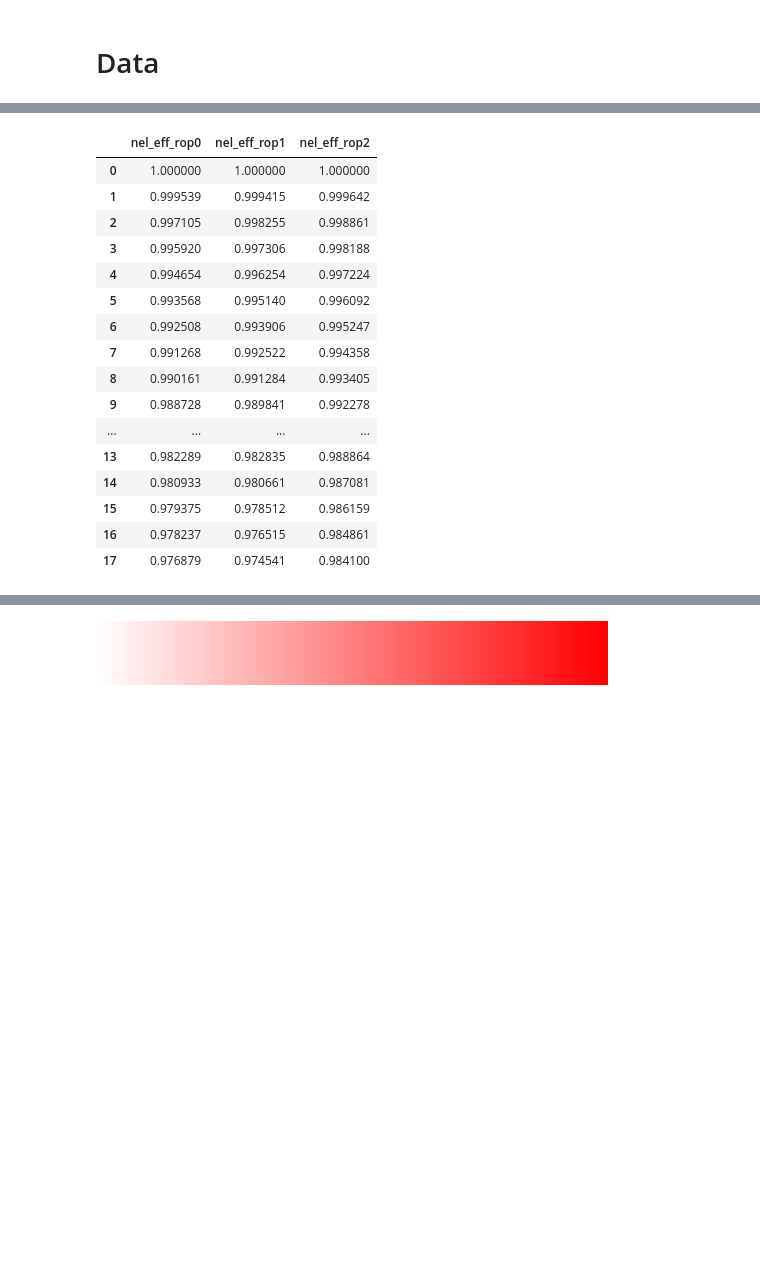
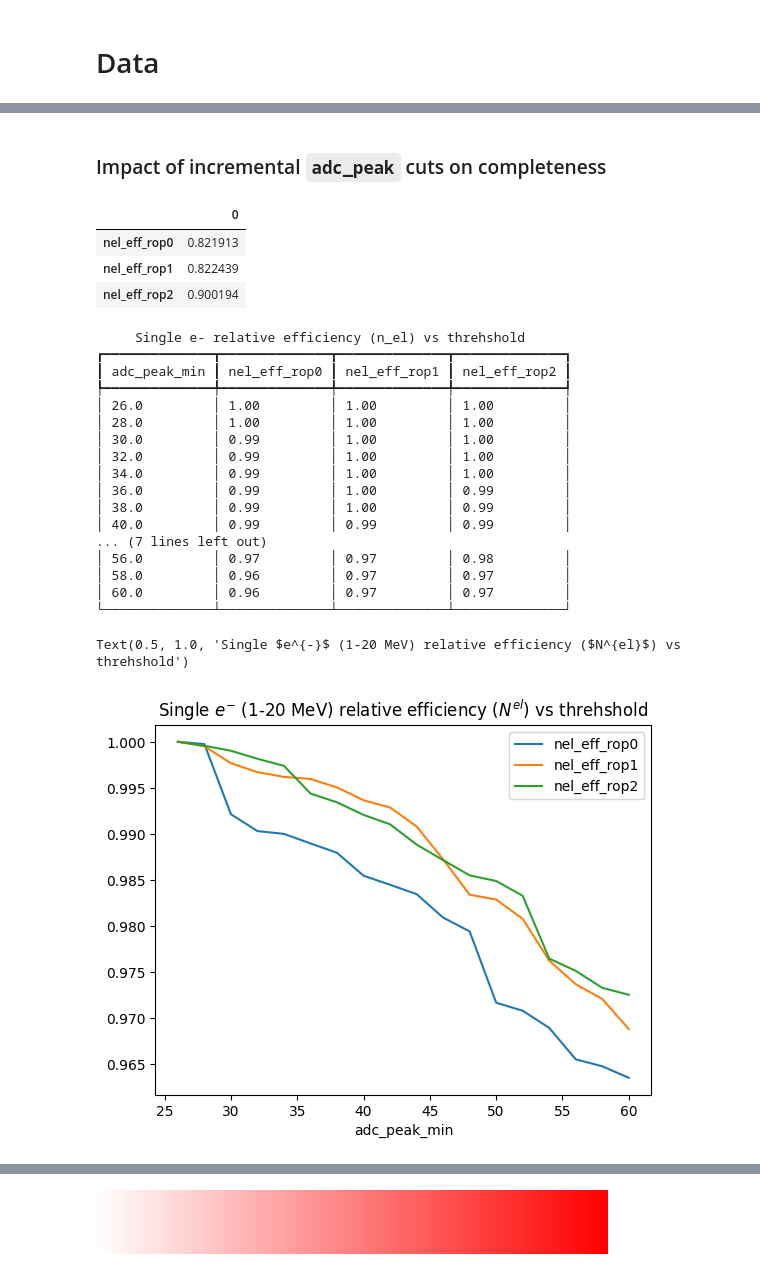
Before and after one commit to alessandrothea/tpvalidator, a Jupyter notebook: notebooks/studies/1x8x14/VD-1x8x14-RadiologicalBackgroundTriggerPrimitiveRates.ipynb, the cells around one changed output, grey strips where cells are left out. Cells and saved outputs as stored; diff of their text form; code cells hidden in the pictures; blank space fills up the shorter version.

```diff
--- a/notebooks/studies/1x8x14/VD-1x8x14-RadiologicalBackgroundTriggerPrimitiveRates.ipynb
+++ b/notebooks/studies/1x8x14/VD-1x8x14-RadiologicalBackgroundTriggerPrimitiveRates.ipynb
@@ -181,39 +298,77 @@ evw = TriggerPrimitivesEventViewer(em_ws)
+# %% [markdown]
+### Impact of incremental `adc_peak` cuts on completeness
 # %%
+ke_cut = "kinetic_energy < 20/1000"
+# ke_cut = "kinetic_energy > 50/1000"
+
+adc_cutsequence = np.arange(26,61,2)
+
 eff_base = btp.compute_nel_eff_by_plane()
 ke = em_ws.mctruths[['event_uid', 'kinetic_energy']]
+eff_base = eff_base.merge(ke, on='event_uid')
+eff_base.query(ke_cut, inplace=True)
 
+# quality cut: if collection efficiency is 0, the event was not visible
+# eff_base.query("nel_eff_rop2 > 0", inplace=True)
 
 eff_base_m = eff_base.mean()
+display(pd.DataFrame(eff_base_m[['nel_eff_rop0', 'nel_eff_rop1', 'nel_eff_rop2']]))
 
 
 rows = []
 
 
-for i in range(26,61,2):
-    eff_cut = btp.compute_nel_eff_by_plane(f"adc_peak > {i}")
+for adc_peak_min in adc_cutsequence:
+    eff_cut = btp.compute_nel_eff_by_plane(f"adc_peak > {adc_peak_min}")
+    eff_cut = eff_cut.merge(ke, on='event_uid')
+    eff_cut.query(ke_cut, inplace=True)
+
+    # quality cut: if collection efficiency is 0, the event was not visible
+    # eff_cut.query("nel_eff_rop2 > 0", inplace=True)
 
     m = (eff_cut.mean()/eff_base_m)
+    m= m.drop(['event_uid', 'kinetic_energy'])
+
+    m['adc_peak_min'] = adc_peak_min
 
     rows.append(m)
-#     print(dict(m))
 
+x = pd.DataFrame(rows)
+x.set_index('adc_peak_min', inplace=True)
 
-pd.DataFrame(rows)
+_fmts={
+    f"nel_eff_rop{rop}":'{:.2f}' for rop in range(3)
+}
+
+t = dataframe_to_rich_table(x, formatters=_fmts, show_index=True, index_name='adc_peak_min')
+t.title = 'Single e- relative efficiency (n_el) vs threhshold'
+print(t)
+
+fig, ax = plt.subplots(1,1)
+
+x.plot(ax=ax)
+ax.set_title('Single $e^{-}$ (1-20 MeV) relative efficiency ($N^{el}$) vs threhshold')
 # %% [output]
-|  | nel_eff_rop0 | nel_eff_rop1 | nel_eff_rop2 |
-| 0 | 1.000000 | 1.000000 | 1.000000 |
-| 1 | 0.999539 | 0.999415 | 0.999642 |
-| 2 | 0.997105 | 0.998255 | 0.998861 |
-| 3 | 0.995920 | 0.997306 | 0.998188 |
-| 4 | 0.994654 | 0.996254 | 0.997224 |
-| 5 | 0.993568 | 0.995140 | 0.996092 |
-| 6 | 0.992508 | 0.993906 | 0.995247 |
-| 7 | 0.991268 | 0.992522 | 0.994358 |
-| 8 | 0.990161 | 0.991284 | 0.993405 |
-| 9 | 0.988728 | 0.989841 | 0.992278 |
-| ... | ... | ... | ... |
-| 13 | 0.982289 | 0.982835 | 0.988864 |
-| 14 | 0.980933 | 0.980661 | 0.987081 |
-| 15 | 0.979375 | 0.978512 | 0.986159 |
-| 16 | 0.978237 | 0.976515 | 0.984861 |
-| 17 | 0.976879 | 0.974541 | 0.984100 |
+|  | 0 |
+| nel_eff_rop0 | 0.821913 |
+| nel_eff_rop1 | 0.822439 |
+| nel_eff_rop2 | 0.900194 |
+     Single e- relative efficiency (n_el) vs threhshold
+┏━━━━━━━━━━━━━━┳━━━━━━━━━━━━━━┳━━━━━━━━━━━━━━┳━━━━━━━━━━━━━━┓
+┃ adc_peak_min ┃ nel_eff_rop0 ┃ nel_eff_rop1 ┃ nel_eff_rop2 ┃
+┡━━━━━━━━━━━━━━╇━━━━━━━━━━━━━━╇━━━━━━━━━━━━━━╇━━━━━━━━━━━━━━┩
+│ 26.0         │ 1.00         │ 1.00         │ 1.00         │
+│ 28.0         │ 1.00         │ 1.00         │ 1.00         │
+│ 30.0         │ 0.99         │ 1.00         │ 1.00         │
+│ 32.0         │ 0.99         │ 1.00         │ 1.00         │
+│ 34.0         │ 0.99         │ 1.00         │ 1.00         │
+│ 36.0         │ 0.99         │ 1.00         │ 0.99         │
+│ 38.0         │ 0.99         │ 1.00         │ 0.99         │
+│ 40.0         │ 0.99         │ 0.99         │ 0.99         │
+... (7 lines left out)
+│ 56.0         │ 0.97         │ 0.97         │ 0.98         │
+│ 58.0         │ 0.96         │ 0.97         │ 0.97         │
+│ 60.0         │ 0.96         │ 0.97         │ 0.97         │
+└──────────────┴──────────────┴──────────────┴──────────────┘
+Text(0.5, 1.0, 'Single $e^{-}$ (1-20 MeV) relative efficiency ($N^{el}$) vs threhshold')
+[figure, added]
```
Also changed, not shown: parts of 48 cells of this notebook, 6 other files.
